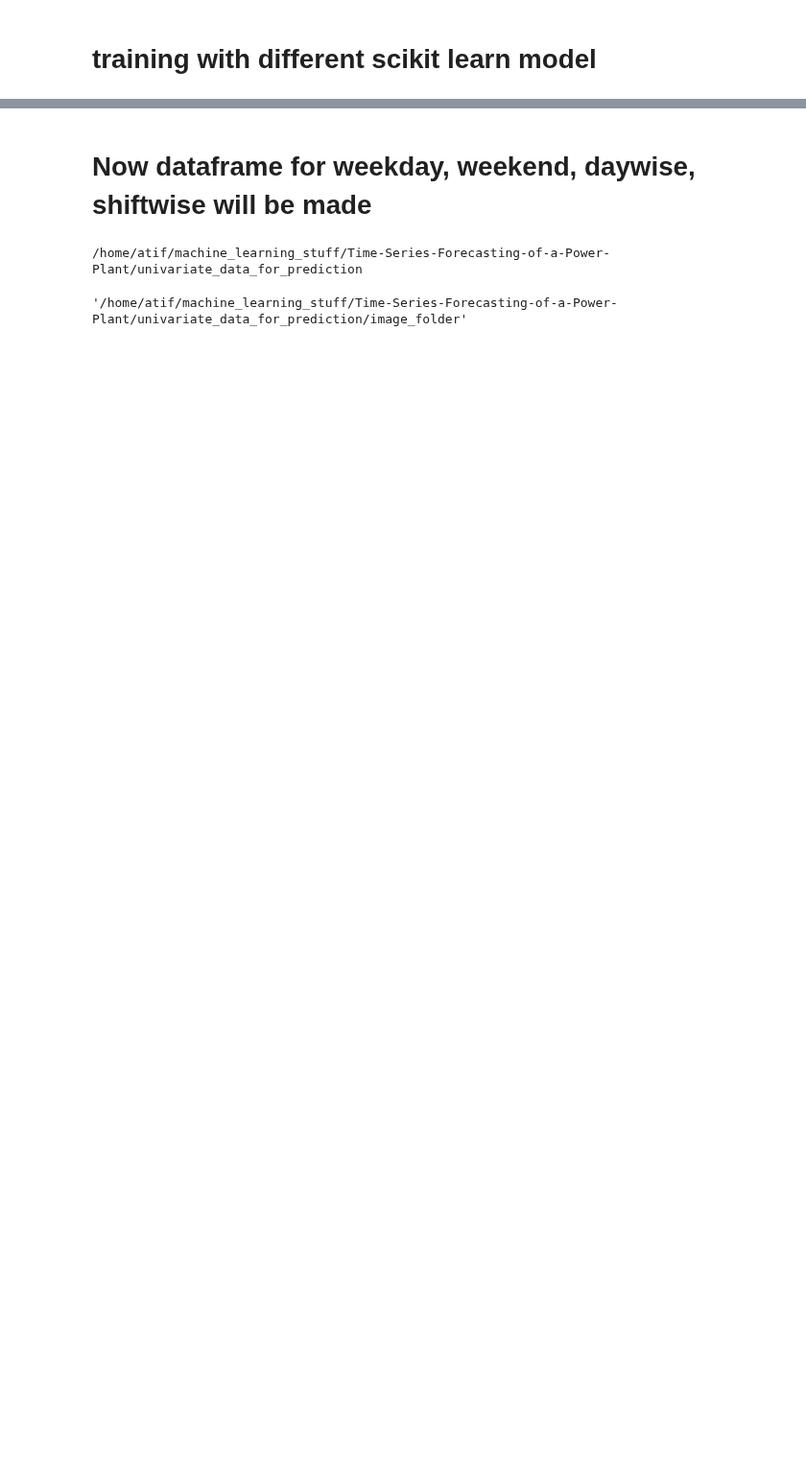
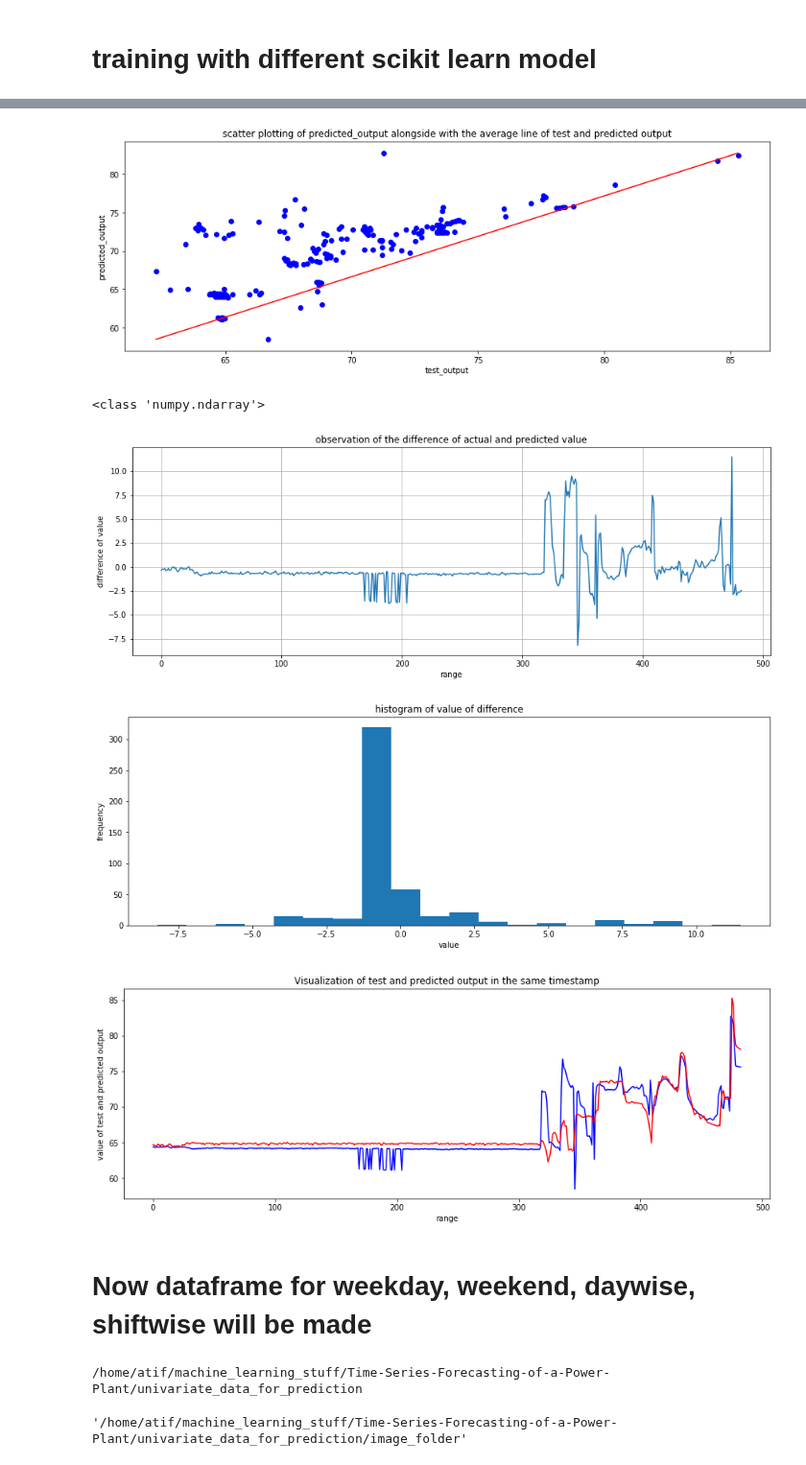
Before and after one commit to atifkarim/Time-Series-Forecasting-Using-Machine-Learning-Algorithm, a Jupyter notebook: univariate_data_for_prediction/clean.ipynb, the cells around one changed output, grey strips where cells are left out. Shown at 96% size. Drawn from its saved outputs; the diff is of its cells as text; code cells hidden in the pictures; blank space fills up the shorter version.

```diff
--- a/univariate_data_for_prediction/clean.ipynb
+++ b/univariate_data_for_prediction/clean.ipynb
@@ -646,0 +654,22 @@ RMSE:  1.7830121911947656
+# %%
+lr = 0.01
+
+def lr_schedule(epoch):
+    return lr * (0.1 ** int(epoch / 10))
+
+batch_size=32
+epochs= 30
+
+def NN_model():
+    NN_model = Sequential()
+    NN_model.add(Dense(128, kernel_initializer='normal',input_dim = train_input.shape[1], activation='relu'))
+    NN_model.add(Dense(256, kernel_initializer='normal',activation='relu'))
+    NN_model.add(Dense(256, kernel_initializer='normal',activation='relu'))
+    NN_model.add(Dense(256, kernel_initializer='normal',activation='relu'))
+#     NN_model.add(Dense(1, kernel_initializer='normal',activation='relu'))
+    NN_model.add(Dense(1))
+    return NN_model
+NN_model=NN_model()
+NN_model.compile(loss='mean_absolute_error', optimizer='adam', metrics=['mean_absolute_error','accuracy'])
+NN_model.summary()
+nn_model_train = NN_model.fit(train_input, train_output, epochs=epochs, batch_size=batch_size)
@@ -646,0 +710,5 @@ RMSE:  1.7830121911947656
+# %%
+predicted_output = NN_model.predict(test_input)
+# %%
+test_output_reshape = np.reshape(test_output,(-1,1))
+test_output_reshape.shape
@@ -647,3 +724,11 @@ RMSE:  1.7830121911947656
+# %%
+graph = plot_graph(test_output_reshape,predicted_output)
+# %% [output]
+[figure, added]
+<class 'numpy.ndarray'>
+[figure, added]
+[figure, added]
+[figure, added]
 # %% [markdown]
 # Now dataframe for weekday, weekend, daywise, shiftwise will be made
 # %%
```
Also changed, not shown: parts of 11 cells of this notebook.
